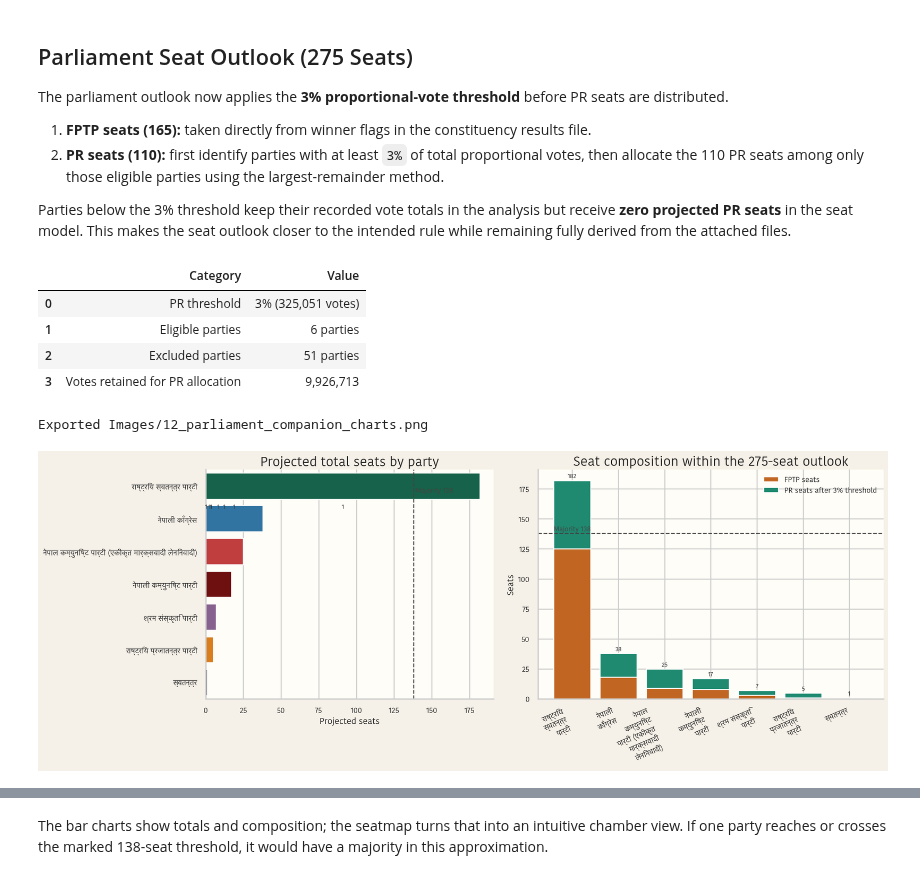
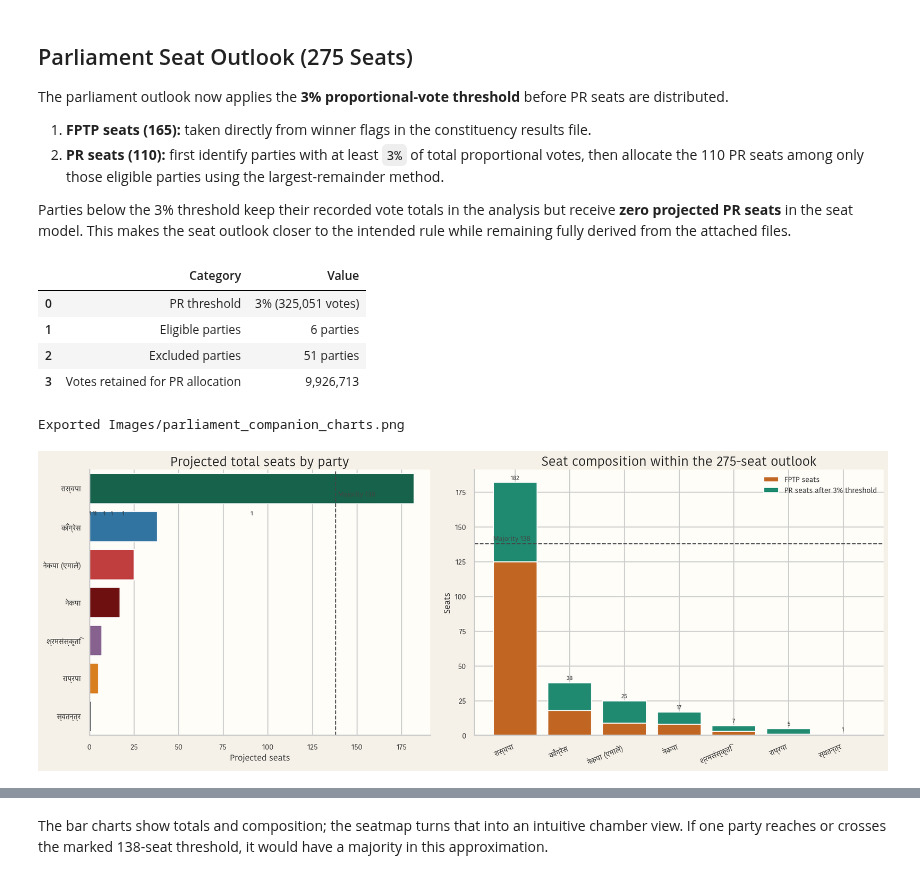
Before and after one commit to 3028Bikalpa/Election82_data_analysis, a Jupyter notebook: Codes/vote_type_comparison.ipynb, the cells around one changed output, grey strips where cells are left out. Saved outputs shown, nothing was run; the diff lists cells and outputs as text; code cells hidden in the pictures.

```diff
--- a/Codes/vote_type_comparison.ipynb
+++ b/Codes/vote_type_comparison.ipynb
@@ -902,8 +1279,9 @@ Lower values on this chart mean a party converts votes into seats more efficient
 FPTP seats come directly from the official winner flags in the constituency results file. The next charts look at the winner distribution and then compare direct FPTP wins with the notebook’s PR-seat approximation.
 # %%
 winner_summary = seat_outlook[seat_outlook["fptp_seats"] > 0].sort_values("fptp_seats", ascending=False).copy()
+winner_summary["party_display"] = winner_summary["party_name"].map(axis_party_label)
 winner_long = winner_summary.melt(
-    id_vars=["party_name"],
+    id_vars=["party_name", "party_display"],
     value_vars=["fptp_seats", "pr_projected_seats"],
     var_name="seat_type",
     value_name="seats",
@@ -917,7 +1295,7 @@ fig, axes = plt.subplots(1, 2, figsize=(17, 7), gridspec_kw={"width_ratios": [1.
 
 sns.barplot(
     data=winner_summary.head(10),
-    x="party_name",
+    x="party_display",
     y="fptp_seats",
     palette=[get_party_color(p) for p in winner_summary.head(10)["party_name"]],
     ax=axes[0],
@@ -925,25 +1303,26 @@ sns.barplot(
 axes[0].set_title("FPTP seats won by party")
 axes[0].set_xlabel("")
 axes[0].set_ylabel("Seats")
-axes[0].set_xticklabels([wrap_text(x, 14) for x in winner_summary.head(10)["party_name"]], rotation=22, ha="right")
+axes[0].tick_params(axis="x", rotation=22)
 for container in axes[0].containers:
     labels = [f"{bar.get_height():.0f}" for bar in container]
     axes[0].bar_label(container, labels=labels, padding=3, fontsize=9)
 
-stacked = seat_outlook[seat_outlook["total_projected_seats"] > 0].sort_values("total_projected_seats", ascending=False).head(10)
-axes[1].bar(stacked["party_name"], stacked["fptp_seats"], color="#c16622", label="FPTP seats")
-axes[1].bar(stacked["party_name"], stacked["pr_projected_seats"], bottom=stacked["fptp_seats"], color="#1f8a70", label="Estimated PR seats")
+stacked = seat_outlook[seat_outlook["total_projected_seats"] > 0].sort_values("total_projected_seats", ascending=False).head(10).copy()
+stacked["party_display"] = stacked["party_name"].map(axis_party_label)
+axes[1].bar(stacked["party_display"], stacked["fptp_seats"], color="#c16622", label="FPTP seats")
+axes[1].bar(stacked["party_display"], stacked["pr_projected_seats"], bottom=stacked["fptp_seats"], color="#1f8a70", label="Estimated PR seats")
 axes[1].set_title("Seat composition: FPTP wins plus PR outlook")
 axes[1].set_xlabel("")
 axes[1].set_ylabel("Seats")
 axes[1].set_xticks(range(len(stacked)))
-axes[1].set_xticklabels([wrap_text(x, 14) for x in stacked["party_name"]], rotation=22, ha="right")
+axes[1].set_xticklabels(stacked["party_display"], rotation=22, ha="right")
 for i, total in enumerate(stacked["total_projected_seats"]):
     axes[1].text(i, total + 1.5, f"{int(total)}", ha="center", va="bottom", fontsize=9)
 axes[1].legend(frameon=False)
 
 sns.despine()
 plt.tight_layout()
-export_figure(fig, "09_fptp_and_combined_seat_composition.png")
+export_figure(fig, "vote_type_fptp_and_combined_seat_composition.png")
 plt.show()
 # %% [output]
@@ -1055,6 +1435,7 @@ The parliament outlook now applies the **3% proportional-vote threshold** before
 Parties below the 3% threshold keep their recorded vote totals in the analysis but receive **zero projected PR seats** in the seat model. This makes the seat outlook closer to the intended rule while remaining fully derived from the attached files.
 # %%
 parliament_view = seat_outlook[seat_outlook["total_projected_seats"] > 0].sort_values("total_projected_seats", ascending=False).copy()
+parliament_view["party_display"] = parliament_view["party_name"].map(axis_party_label)
 pr_rule_summary = pd.DataFrame({
     "Category": ["PR threshold", "Eligible parties", "Excluded parties", "Votes retained for PR allocation"],
     "Value": [
@@ -1071,7 +1452,7 @@ fig, axes = plt.subplots(1, 2, figsize=(18, 7), gridspec_kw={"width_ratios": [1,
 sns.barplot(
     data=parliament_view.head(12),
     x="total_projected_seats",
-    y="party_name",
+    y="party_display",
     palette=[get_party_color(p) for p in parliament_view.head(12)["party_name"]],
     ax=axes[0],
 )
@@ -1081,39 +1462,39 @@ axes[0].set_title("Projected total seats by party")
 axes[0].set_xlabel("Projected seats")
 axes[0].set_ylabel("")
 annotate_bars(axes[0], fmt="exact", fontsize=9)
 
 seat_stack = parliament_view.head(12).copy()
-axes[1].bar(seat_stack["party_name"], seat_stack["fptp_seats"], color="#c16622", label="FPTP seats")
+axes[1].bar(seat_stack["party_display"], seat_stack["fptp_seats"], color="#c16622", label="FPTP seats")
 axes[1].bar(
-    seat_stack["party_name"],
+    seat_stack["party_display"],
     seat_stack["pr_projected_seats"],
     bottom=seat_stack["fptp_seats"],
     color="#1f8a70",
     label="PR seats after 3% threshold",
 )
 axes[1].axhline(MAJORITY_THRESHOLD, color="#444444", linestyle="--", linewidth=1.5)
 axes[1].text(-0.4, MAJORITY_THRESHOLD + 2.0, f"Majority {MAJORITY_THRESHOLD}", fontsize=10, color="#444444")
 axes[1].set_title("Seat composition within the 275-seat outlook")
 axes[1].set_xlabel("")
 axes[1].set_ylabel("Seats")
 axes[1].set_xticks(range(len(seat_stack)))
-axes[1].set_xticklabels([wrap_text(x, 14) for x in seat_stack["party_name"]], rotation=23, ha="right")
+axes[1].set_xticklabels(seat_stack["party_display"], rotation=23, ha="right")
 for i, total in enumerate(seat_stack["total_projected_seats"]):
     axes[1].text(i, total + 1.2, f"{int(total)}", ha="center", va="bottom", fontsize=9)
 axes[1].legend(frameon=False)
 
 sns.despine()
 plt.tight_layout()
-export_figure(fig, "12_parliament_companion_charts.png")
+export_figure(fig, "parliament_companion_charts.png")
 plt.show()
 # %% [output]
 |  | Category | Value |
 | 0 | PR threshold | 3% (325,051 votes) |
 | 1 | Eligible parties | 6 parties |
 | 2 | Excluded parties | 51 parties |
 | 3 | Votes retained for PR allocation | 9,926,713 |
-Exported Images/12_parliament_companion_charts.png
+Exported Images/parliament_companion_charts.png
-[figure, old version]
+[figure, new version]
 # %%
 seat_positions = parliament_seat_positions()
 seat_sequence = []
```
Also changed, not shown: parts of 17 cells of this notebook, 33 other files.
